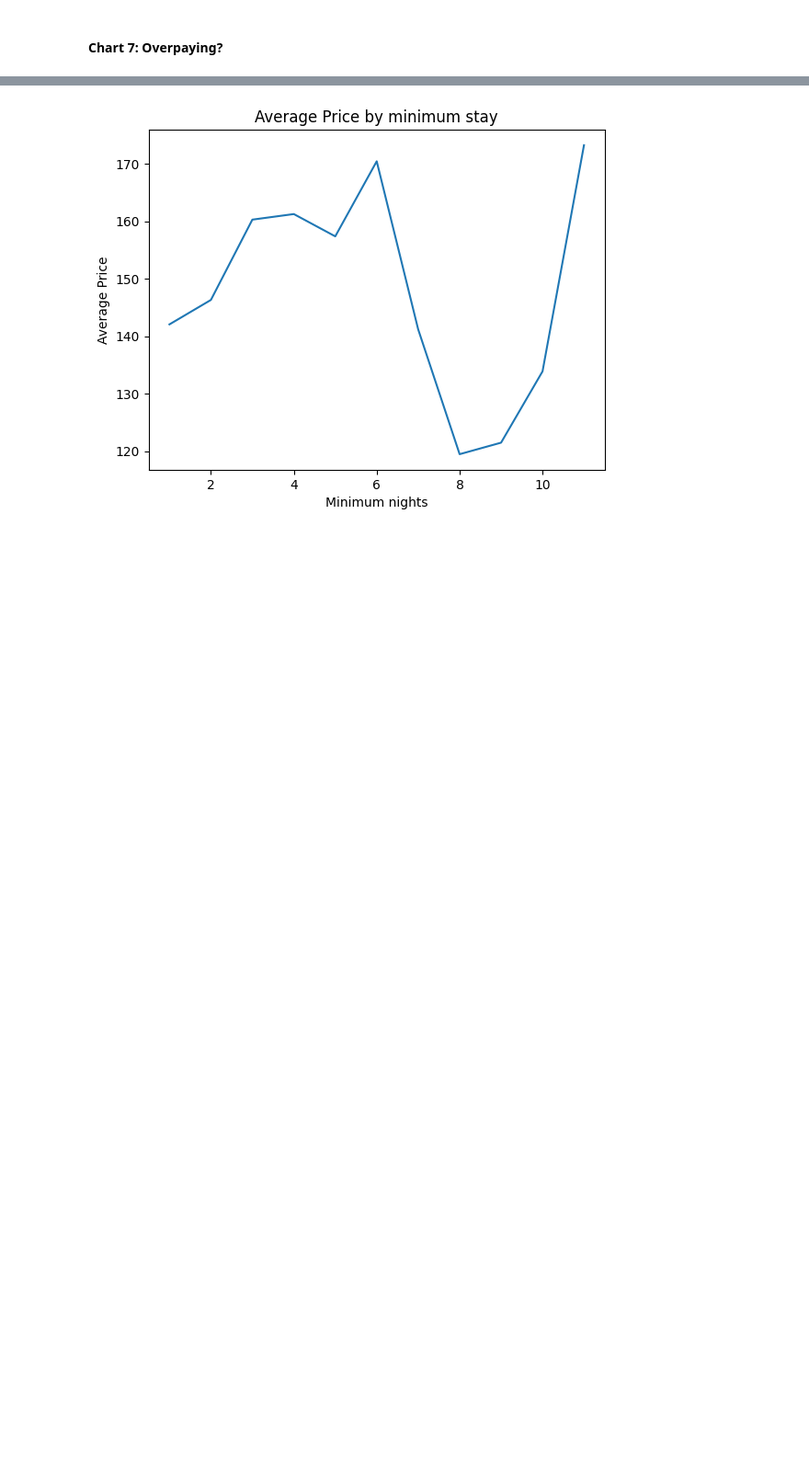
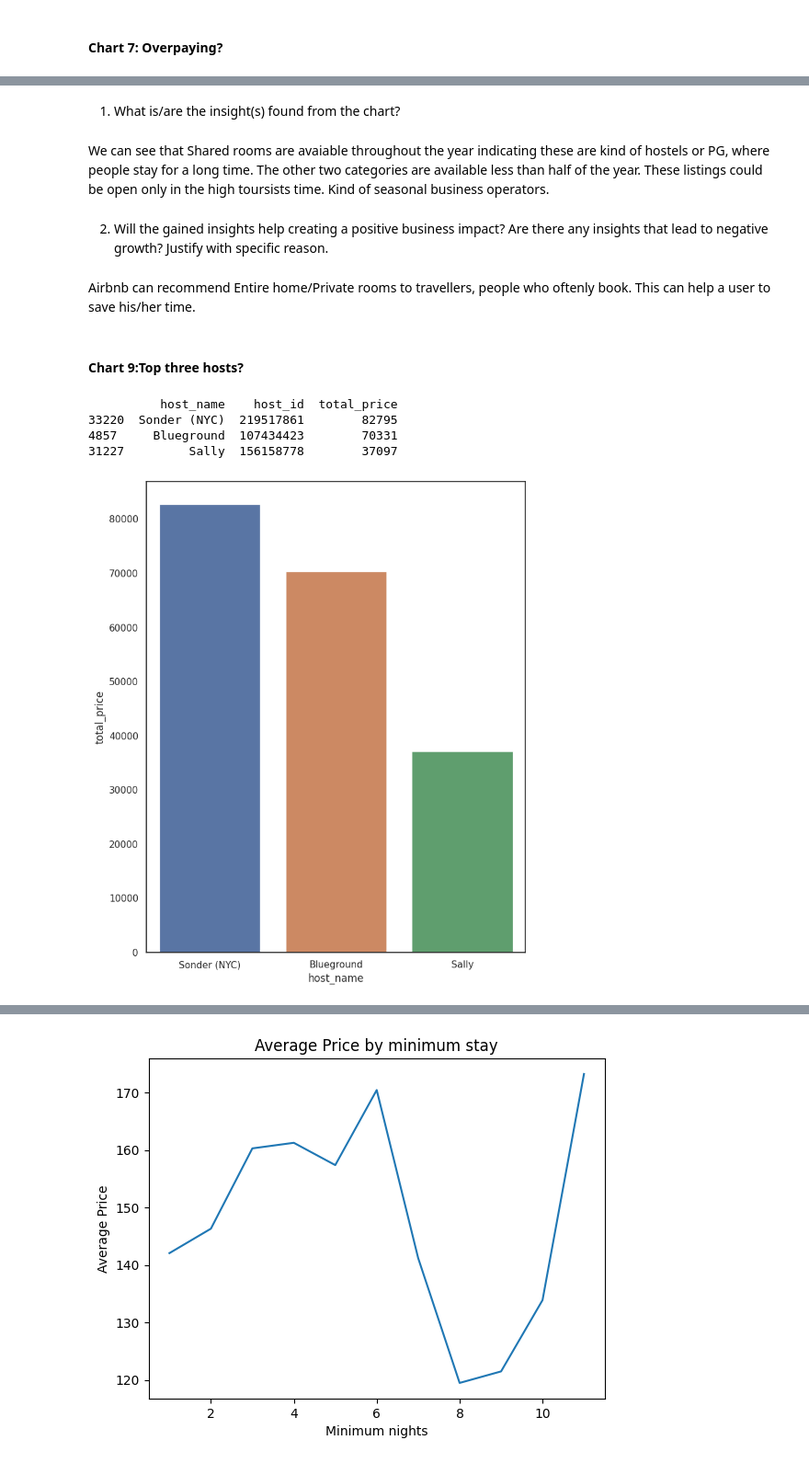
Before and after one commit to palnitin12345/Airbnb-EDA, a Jupyter notebook: EDA-Code.ipynb, the cells around one changed output, grey strips where cells are left out. Shown at 92% size. Saved outputs shown, nothing was run; the diff lists cells and outputs as text; code cells hidden in the pictures; blank space fills up the shorter version.

Commit message:
Deep insights

```diff
--- a/EDA-Code.ipynb
+++ b/EDA-Code.ipynb
@@ -435,0 +450,36 @@ this can affect a business as if a tourists wants to stay for 2 days and the min
+# %% [markdown]
+ 1. What is/are the insight(s) found from the chart?
+# %% [markdown]
+We can see that Shared rooms are avaiable throughout the year indicating these are kind of hostels or PG, where people stay for a long time.
+The other two categories are available less than half of the year. These listings could be open only in the high toursists time. Kind of seasonal business operators.
+# %% [markdown]
+ 2. Will the gained insights help creating a positive business impact?
+Are there any insights that lead to negative growth? Justify with specific reason.
+# %% [markdown]
+Airbnb can recommend Entire home/Private rooms to travellers, people who oftenly book. This can help a user to save his/her time.
+# %% [markdown]
+#### Chart 9:Top three hosts?
+# %%
+#chart 14
+#  find the maximum price across different host name
+top_host=dataset.groupby(['host_name','host_id'])['price'].sum().reset_index()
+top_host.rename(columns={'price':'total_price'},inplace=True)
+top_host.head()
+#top_host.info()
+# find top three host best on their turnover
+top_3=top_host.sort_values('total_price',ascending=False).iloc[:3,:3]
+print(top_3)
+sns.set(rc={'figure.figsize':(8,10)})
+sns.set_style('white')
+abc= sns.barplot(x='host_name',y='total_price',data = top_3)
+#abc.set_title('three hosts based on their turnover')
+#abc.set_ylabel('host name', Weight='bold')
+#abc.set_xlabel('total price', Weight='bold')
+
+#abc.set_xticklabels(abc.get_xticklabels(),Weight='bold',rotation = 45,size='15')
+# %% [output]
+          host_name    host_id  total_price
+33220  Sonder (NYC)  219517861        82795
+4857     Blueground  107434423        70331
+31227         Sally  156158778        37097
+[figure, added]
```
Also changed, not shown: parts of 24 cells of this notebook.
